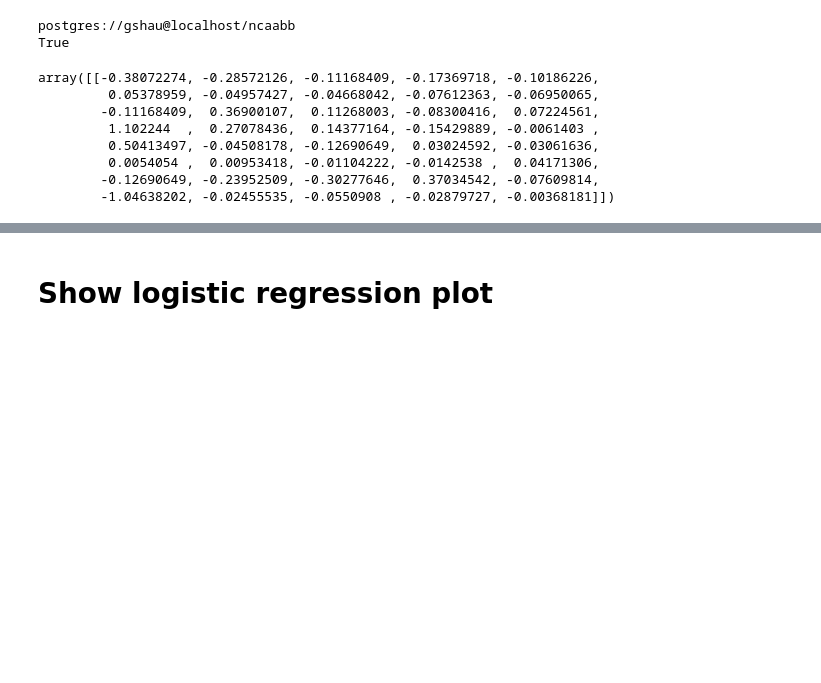
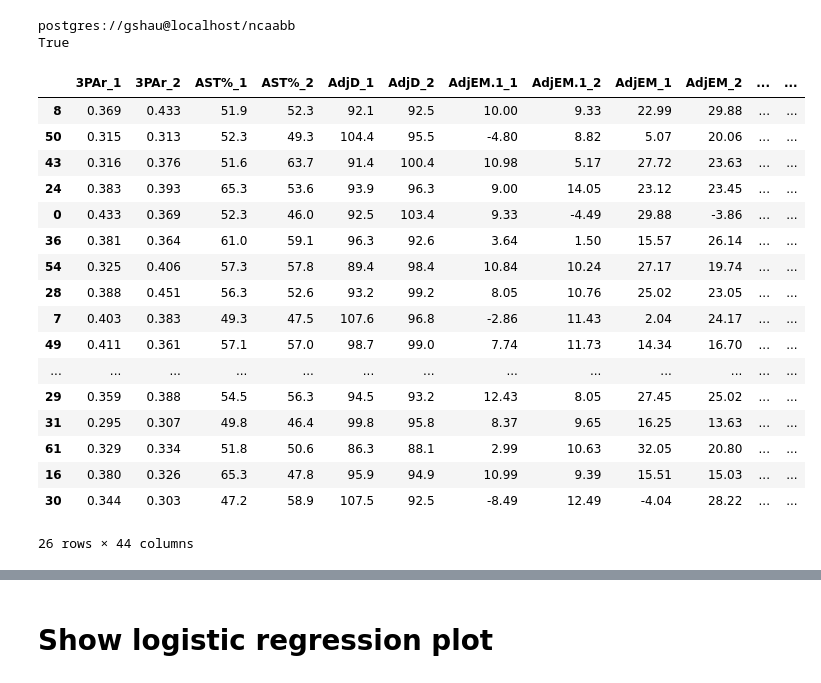
Before and after one commit to gshau/madBrackets, a Jupyter notebook: gameAnalysis.ipynb, the cells around one changed output, grey strips where cells are left out. Saved outputs shown, nothing was run; the diff lists cells and outputs as text; code cells hidden in the pictures; blank space fills up the shorter version.

```diff
--- a/gameAnalysis.ipynb
+++ b/gameAnalysis.ipynb
@@ -217,12 +229,21 @@ coefs.to_sql('tourney_fit', engine, if_exists='replace')
-# %%
-model.coef_
-# model.get_params()
-# %% [output]
-array([[-0.38072274, -0.28572126, -0.11168409, -0.17369718, -0.10186226,
-         0.05378959, -0.04957427, -0.04668042, -0.07612363, -0.06950065,
-        -0.11168409,  0.36900107,  0.11268003, -0.08300416,  0.07224561,
-         1.102244  ,  0.27078436,  0.14377164, -0.15429889, -0.0061403 ,
-         0.50413497, -0.04508178, -0.12690649,  0.03024592, -0.03061636,
-         0.0054054 ,  0.00953418, -0.01104222, -0.0142538 ,  0.04171306,
-        -0.12690649, -0.23952509, -0.30277646,  0.37034542, -0.07609814,
-        -1.04638202, -0.02455535, -0.0550908 , -0.02879727, -0.00368181]])
+# %%
+X_test
+# %% [output]
+|  | 3PAr_1 | 3PAr_2 | AST%_1 | AST%_2 | AdjD_1 | AdjD_2 | AdjEM.1_1 | AdjEM.1_2 | AdjEM_1 | AdjEM_2 | ... | ... |
+| 8 | 0.369 | 0.433 | 51.9 | 52.3 | 92.1 | 92.5 | 10.00 | 9.33 | 22.99 | 29.88 | ... | ... |
+| 50 | 0.315 | 0.313 | 52.3 | 49.3 | 104.4 | 95.5 | -4.80 | 8.82 | 5.07 | 20.06 | ... | ... |
+| 43 | 0.316 | 0.376 | 51.6 | 63.7 | 91.4 | 100.4 | 10.98 | 5.17 | 27.72 | 23.63 | ... | ... |
+| 24 | 0.383 | 0.393 | 65.3 | 53.6 | 93.9 | 96.3 | 9.00 | 14.05 | 23.12 | 23.45 | ... | ... |
+| 0 | 0.433 | 0.369 | 52.3 | 46.0 | 92.5 | 103.4 | 9.33 | -4.49 | 29.88 | -3.86 | ... | ... |
+| 36 | 0.381 | 0.364 | 61.0 | 59.1 | 96.3 | 92.6 | 3.64 | 1.50 | 15.57 | 26.14 | ... | ... |
+| 54 | 0.325 | 0.406 | 57.3 | 57.8 | 89.4 | 98.4 | 10.84 | 10.24 | 27.17 | 19.74 | ... | ... |
+| 28 | 0.388 | 0.451 | 56.3 | 52.6 | 93.2 | 99.2 | 8.05 | 10.76 | 25.02 | 23.05 | ... | ... |
+| 7 | 0.403 | 0.383 | 49.3 | 47.5 | 107.6 | 96.8 | -2.86 | 11.43 | 2.04 | 24.17 | ... | ... |
+| 49 | 0.411 | 0.361 | 57.1 | 57.0 | 98.7 | 99.0 | 7.74 | 11.73 | 14.34 | 16.70 | ... | ... |
+| ... | ... | ... | ... | ... | ... | ... | ... | ... | ... | ... | ... | ... |
+| 29 | 0.359 | 0.388 | 54.5 | 56.3 | 94.5 | 93.2 | 12.43 | 8.05 | 27.45 | 25.02 | ... | ... |
+| 31 | 0.295 | 0.307 | 49.8 | 46.4 | 99.8 | 95.8 | 8.37 | 9.65 | 16.25 | 13.63 | ... | ... |
+| 61 | 0.329 | 0.334 | 51.8 | 50.6 | 86.3 | 88.1 | 2.99 | 10.63 | 32.05 | 20.80 | ... | ... |
+| 16 | 0.380 | 0.326 | 65.3 | 47.8 | 95.9 | 94.9 | 10.99 | 9.39 | 15.51 | 15.03 | ... | ... |
+| 30 | 0.344 | 0.303 | 47.2 | 58.9 | 107.5 | 92.5 | -8.49 | 12.49 | -4.04 | 28.22 | ... | ... |
+26 rows × 44 columns
```
Also changed, not shown: parts of 18 cells of this notebook, 28 other files.
